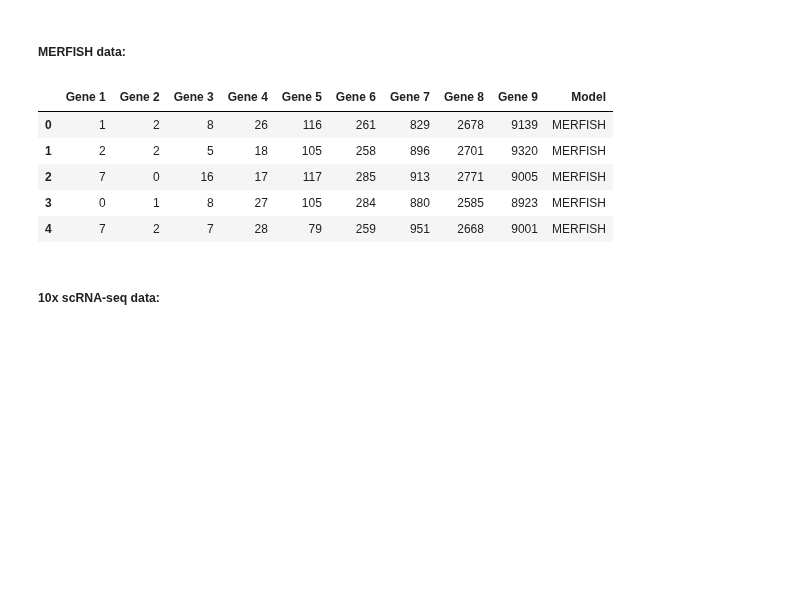
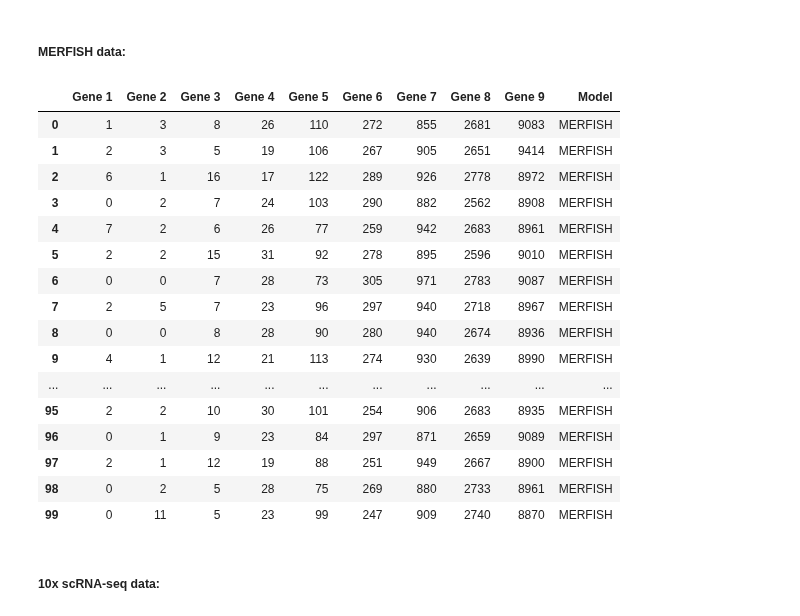
Before and after one commit to saulvegasauceda/blog, a Jupyter notebook: _sources/notebooks.ipynb, the cells around one changed output. Saved outputs shown, nothing was run; the diff lists cells and outputs as text; code cells hidden in the pictures; blank space fills up the shorter version.

```diff
--- a/_sources/notebooks.ipynb
+++ b/_sources/notebooks.ipynb
@@ -19,6 +19,8 @@ from random import sample
 from random import choices
 from scipy.stats import rv_discrete, rv_continuous
 from scipy.stats import nbinom
+
+pd.set_option('display.max_rows', None)
 # %% [markdown]
 ##### Functions:
 # %%
@@ -114,14 +127,25 @@ synth_cells.head()
 # %% [markdown]
 ##### MERFISH data:
 # %%
-merfish_original_synth.head(5)
+merfish_original_synth
 # %% [output]
 |  | Gene 1 | Gene 2 | Gene 3 | Gene 4 | Gene 5 | Gene 6 | Gene 7 | Gene 8 | Gene 9 | Model |
-| 0 | 1 | 2 | 8 | 26 | 116 | 261 | 829 | 2678 | 9139 | MERFISH |
-| 1 | 2 | 2 | 5 | 18 | 105 | 258 | 896 | 2701 | 9320 | MERFISH |
-| 2 | 7 | 0 | 16 | 17 | 117 | 285 | 913 | 2771 | 9005 | MERFISH |
-| 3 | 0 | 1 | 8 | 27 | 105 | 284 | 880 | 2585 | 8923 | MERFISH |
-| 4 | 7 | 2 | 7 | 28 | 79 | 259 | 951 | 2668 | 9001 | MERFISH |
+| 0 | 1 | 3 | 8 | 26 | 110 | 272 | 855 | 2681 | 9083 | MERFISH |
+| 1 | 2 | 3 | 5 | 19 | 106 | 267 | 905 | 2651 | 9414 | MERFISH |
+| 2 | 6 | 1 | 16 | 17 | 122 | 289 | 926 | 2778 | 8972 | MERFISH |
+| 3 | 0 | 2 | 7 | 24 | 103 | 290 | 882 | 2562 | 8908 | MERFISH |
+| 4 | 7 | 2 | 6 | 26 | 77 | 259 | 942 | 2683 | 8961 | MERFISH |
+| 5 | 2 | 2 | 15 | 31 | 92 | 278 | 895 | 2596 | 9010 | MERFISH |
+| 6 | 0 | 0 | 7 | 28 | 73 | 305 | 971 | 2783 | 9087 | MERFISH |
+| 7 | 2 | 5 | 7 | 23 | 96 | 297 | 940 | 2718 | 8967 | MERFISH |
+| 8 | 0 | 0 | 8 | 28 | 90 | 280 | 940 | 2674 | 8936 | MERFISH |
+| 9 | 4 | 1 | 12 | 21 | 113 | 274 | 930 | 2639 | 8990 | MERFISH |
+| ... | ... | ... | ... | ... | ... | ... | ... | ... | ... | ... |
+| 95 | 2 | 2 | 10 | 30 | 101 | 254 | 906 | 2683 | 8935 | MERFISH |
+| 96 | 0 | 1 | 9 | 23 | 84 | 297 | 871 | 2659 | 9089 | MERFISH |
+| 97 | 2 | 1 | 12 | 19 | 88 | 251 | 949 | 2667 | 8900 | MERFISH |
+| 98 | 0 | 2 | 5 | 28 | 75 | 269 | 880 | 2733 | 8961 | MERFISH |
+| 99 | 0 | 11 | 5 | 23 | 99 | 247 | 909 | 2740 | 8870 | MERFISH |
 # %% [markdown]
 ##### 10x scRNA-seq data:
 # %%
```
Also changed, not shown: parts of 5 cells of this notebook, 18 other files.
